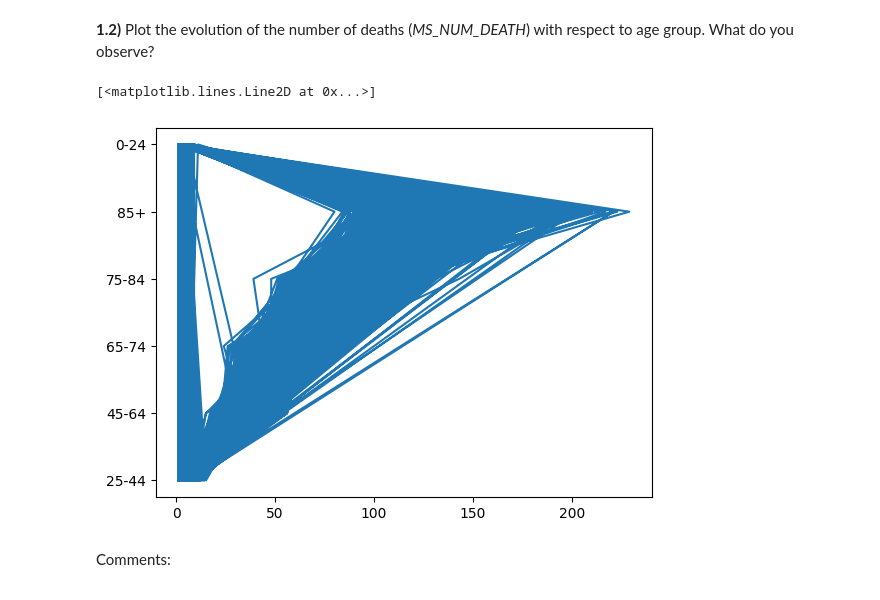
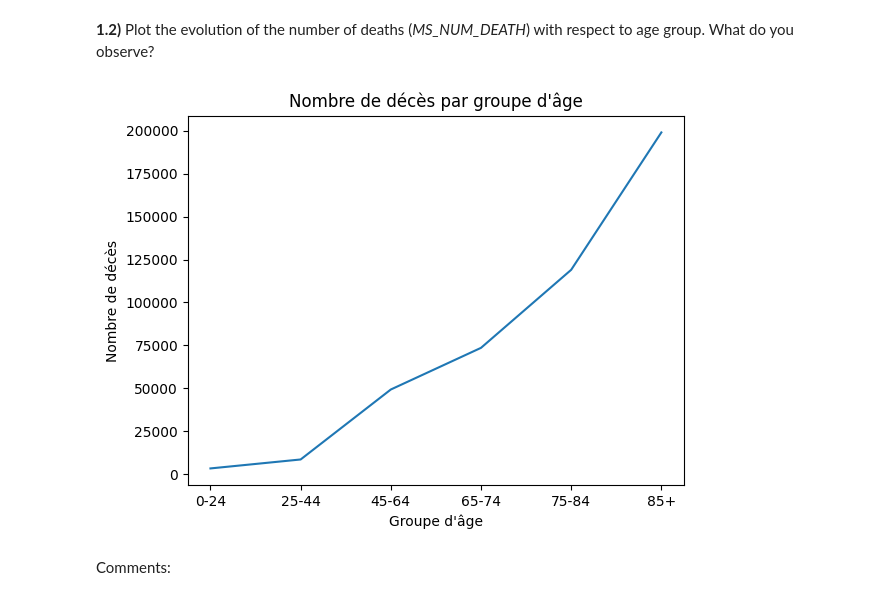
Before and after one commit to IvanGregoire/Hackathon_1, a Jupyter notebook: Hackathon_26_27.ipynb, the cells around one changed output. Cells and saved outputs as stored; diff of their text form; code cells hidden in the pictures.

```diff
--- a/Hackathon_26_27.ipynb
+++ b/Hackathon_26_27.ipynb
@@ -57,9 +58,14 @@ data["CD_AGEGROUP"] = data["CD_AGEGROUP"].astype("category")
 # %%
 # Code here
 import matplotlib.pyplot as plt
+nbr_deaths = data.groupby("CD_AGEGROUP")["MS_NUM_DEATH"].sum()
+nbr_deaths.plot(x="MS_NUM_DEATH", y="CD_AGEGROUP")
+plt.xlabel("Groupe d'âge")
+plt.ylabel("Nombre de décès")
+plt.title("Nombre de décès par groupe d'âge")
+plt.show()
 # %% [output]
-[<matplotlib.lines.Line2D at 0x...>]
-[figure, old version]
+[figure, new version]
 # %% [markdown]
 Comments:
 # %% [markdown]
```
Also changed, not shown: parts of 14 cells of this notebook.
